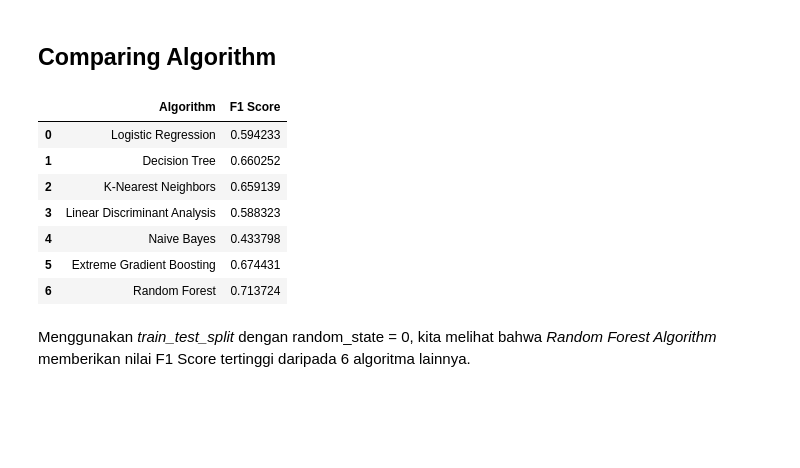
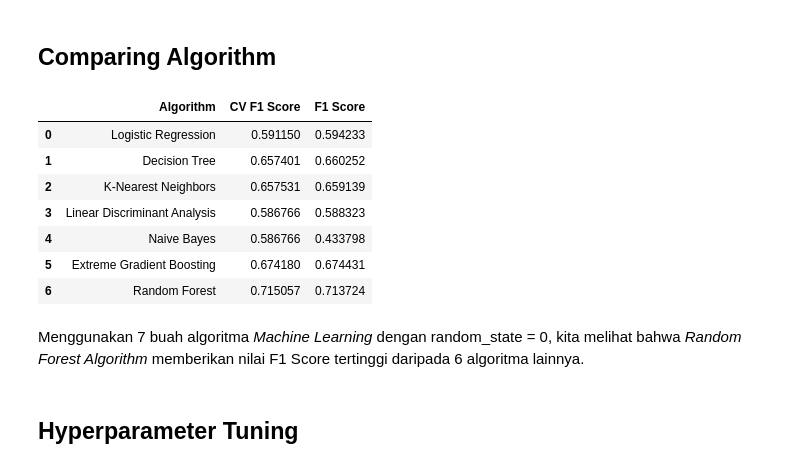
Before and after one commit to ReynaraEzra/Richter-Earthquake-Prediction, a Jupyter notebook: Richter_Prediction_Part2.ipynb, the cells around one changed output. Cells and saved outputs as stored; diff of their text form; code cells hidden in the pictures; blank space fills up the shorter version.

```diff
--- a/Richter_Prediction_Part2.ipynb
+++ b/Richter_Prediction_Part2.ipynb
@@ -442,0 +343,6 @@ F1 Score (Micro) for Naive Bayes Algorithm is : 0.4337982770860114
+# %%
+model_cv_5 = LinearDiscriminantAnalysis()
+kfold = KFold(n_splits=10, random_state=0)
+scores_5 = cross_val_score(model_cv_5, X_train, y_train, scoring="f1_micro", cv=kfold)
+result_5 = scores_5.mean()
+print('Average F1 Score (Micro) for Naive Bayes is : {}'.format(result_5))
@@ -467,0 +353,6 @@ F1 Score (Micro) for Extreme Gradient Boosting Algorithm is : 0.6744306517526525
+# %%
+model_cv_6 = XGBClassifier()
+kfold = KFold(n_splits=10, random_state=0)
+scores_6 = cross_val_score(model_cv_6, X_train, y_train, scoring="f1_micro", cv=kfold)
+result_6 = scores_6.mean()
+print('Average F1 Score (Micro) for Extreme Gradient Boosting is : {}'.format(result_6))
@@ -468,2 +361,8 @@ F1 Score (Micro) for Extreme Gradient Boosting Algorithm is : 0.6744306517526525
 # %% [markdown]
 ## **Random Forest**
+# %%
+model_cv_7 = RandomForestClassifier()
+kfold = KFold(n_splits=10, random_state=0)
+scores_7 = cross_val_score(model_cv_7, X_train, y_train, scoring="f1_micro", cv=kfold)
+result_7 = scores_7.mean()
+print('Average F1 Score (Micro) for Random Forest is : {}'.format(result_7))
@@ -492,19 +533,27 @@ weighted avg       0.71      0.71      0.71     52121
 F1 Score (Micro) for Random Forest Algorithm is : 0.7137238349225838
 # %% [markdown]
 ## **Comparing Algorithm**
+# %%
+names = ['Logistic Regression', 'Decision Tree', 'K-Nearest Neighbors', 'Linear Discriminant Analysis',
+         'Naive Bayes', 'Extreme Gradient Boosting', 'Random Forest']
+cv_score_f1 = [result_1, result_2, result_3, result_4, result_5, result_6, result_7]
+score_f1 = [score_1, score_2, score_3, score_4, score_5, score_6, score_7]
 # %%
 compare = pd.DataFrame()
 compare['Algorithm'] = names
+compare['CV F1 Score'] = cv_score_f1
 compare['F1 Score'] = score_f1
 compare
 # %% [output]
-|  | Algorithm | F1 Score |
-| 0 | Logistic Regression | 0.594233 |
-| 1 | Decision Tree | 0.660252 |
-| 2 | K-Nearest Neighbors | 0.659139 |
-| 3 | Linear Discriminant Analysis | 0.588323 |
-| 4 | Naive Bayes | 0.433798 |
-| 5 | Extreme Gradient Boosting | 0.674431 |
-| 6 | Random Forest | 0.713724 |
+|  | Algorithm | CV F1 Score | F1 Score |
+| 0 | Logistic Regression | 0.591150 | 0.594233 |
+| 1 | Decision Tree | 0.657401 | 0.660252 |
+| 2 | K-Nearest Neighbors | 0.657531 | 0.659139 |
+| 3 | Linear Discriminant Analysis | 0.586766 | 0.588323 |
+| 4 | Naive Bayes | 0.586766 | 0.433798 |
+| 5 | Extreme Gradient Boosting | 0.674180 | 0.674431 |
+| 6 | Random Forest | 0.715057 | 0.713724 |
 # %% [markdown]
-Menggunakan *train_test_split* dengan random_state = 0, kita melihat bahwa *Random Forest Algorithm* memberikan nilai F1 Score tertinggi daripada 6 algoritma lainnya.
+Menggunakan 7 buah algoritma *Machine Learning* dengan random_state = 0, kita melihat bahwa *Random Forest Algorithm* memberikan nilai F1 Score tertinggi daripada 6 algoritma lainnya.
+# %% [markdown]
+## **Hyperparameter Tuning**
```
Also changed, not shown: parts of 35 cells of this notebook.
